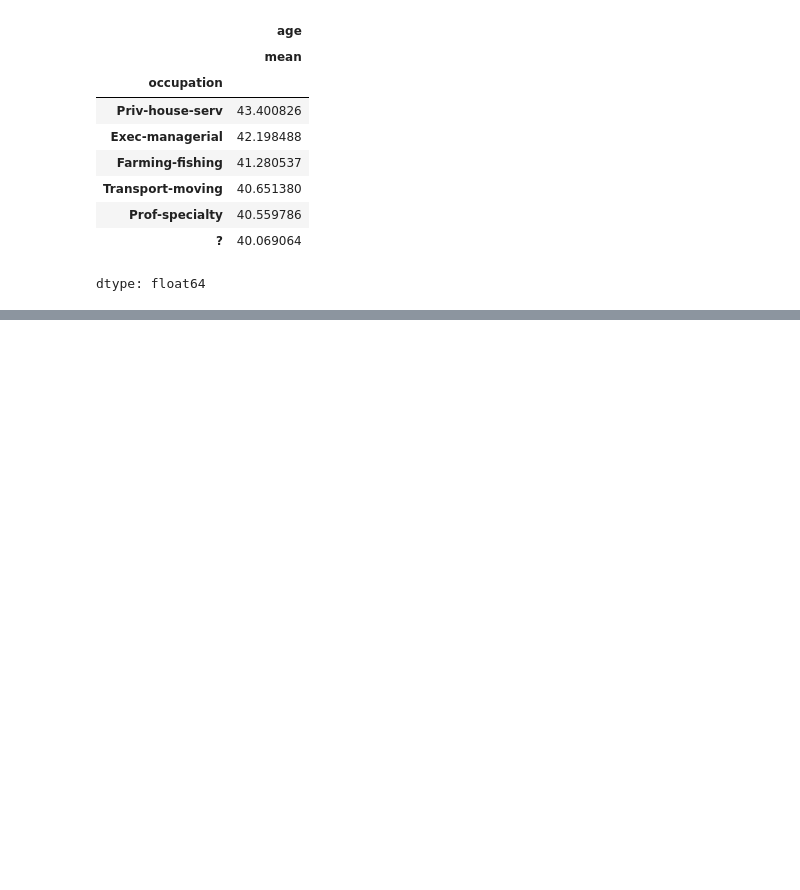
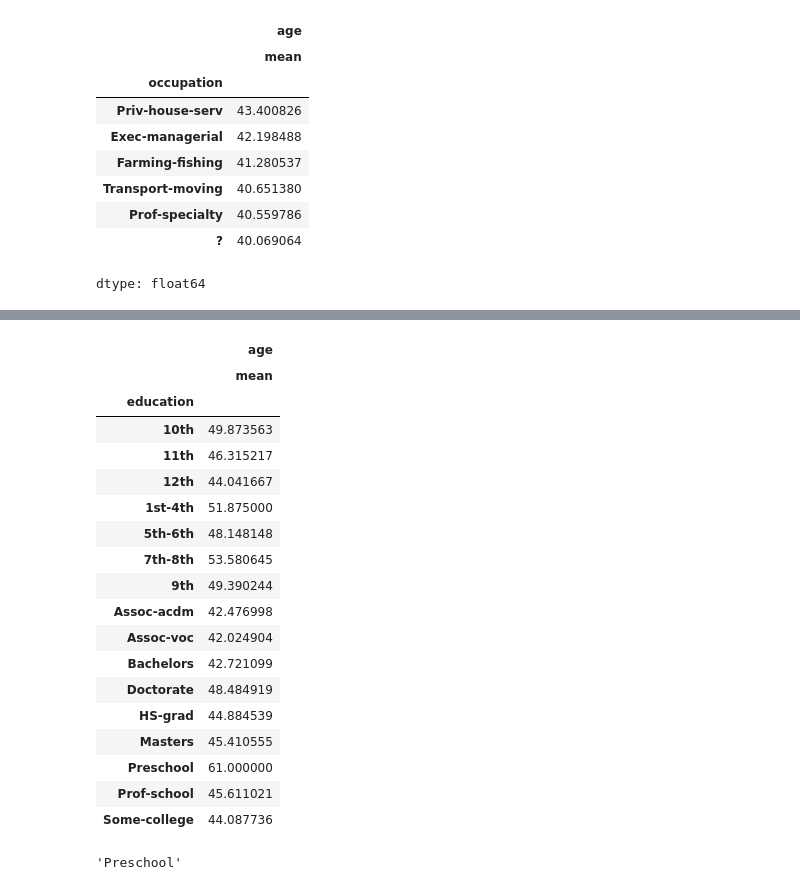
Before and after one commit to parvesh7o7/Data-Science-Learning, a Jupyter notebook: real_project.ipynb, the cells around one changed output, grey strips where cells are left out. Cells and saved outputs as stored; diff of their text form; code cells hidden in the pictures; blank space fills up the shorter version.

```diff
--- a/real_project.ipynb
+++ b/real_project.ipynb
@@ -827,0 +933,29 @@ dtype: float64
+# %%
+edu_group = adult_db[adult_db['salary']==">50K"].groupby('education').agg({
+    'age':['mean']
+})
+edu_group
+# %% [output]
+|  | age |
+|  | mean |
+| education |  |
+| 10th | 49.873563 |
+| 11th | 46.315217 |
+| 12th | 44.041667 |
+| 1st-4th | 51.875000 |
+| 5th-6th | 48.148148 |
+| 7th-8th | 53.580645 |
+| 9th | 49.390244 |
+| Assoc-acdm | 42.476998 |
+| Assoc-voc | 42.024904 |
+| Bachelors | 42.721099 |
+| Doctorate | 48.484919 |
+| HS-grad | 44.884539 |
+| Masters | 45.410555 |
+| Preschool | 61.000000 |
+| Prof-school | 45.611021 |
+| Some-college | 44.087736 |
+# %%
+edu_group[('age', 'mean')].idxmax()
+# %% [output]
+'Preschool'
```
Also changed, not shown: parts of 12 cells of this notebook.
